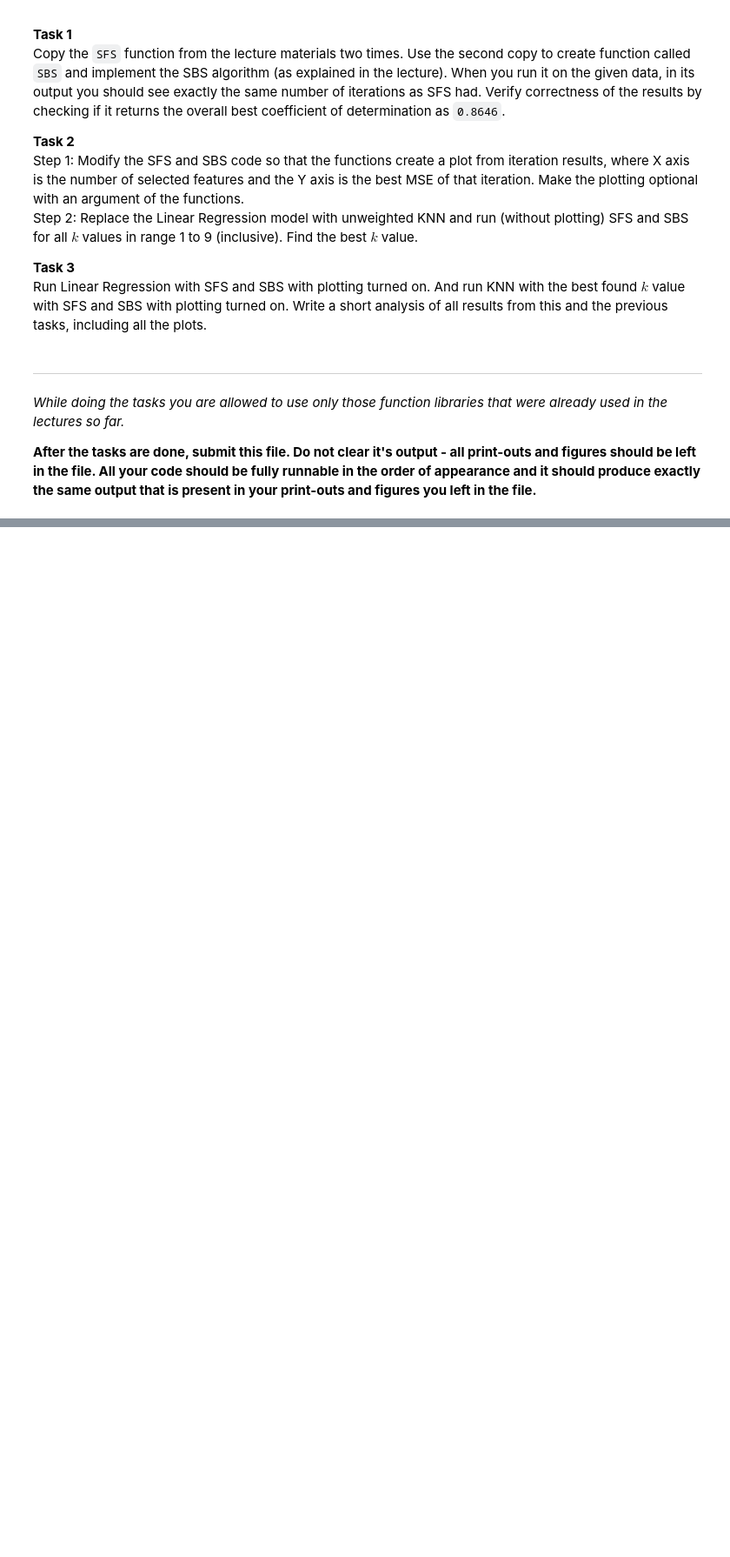
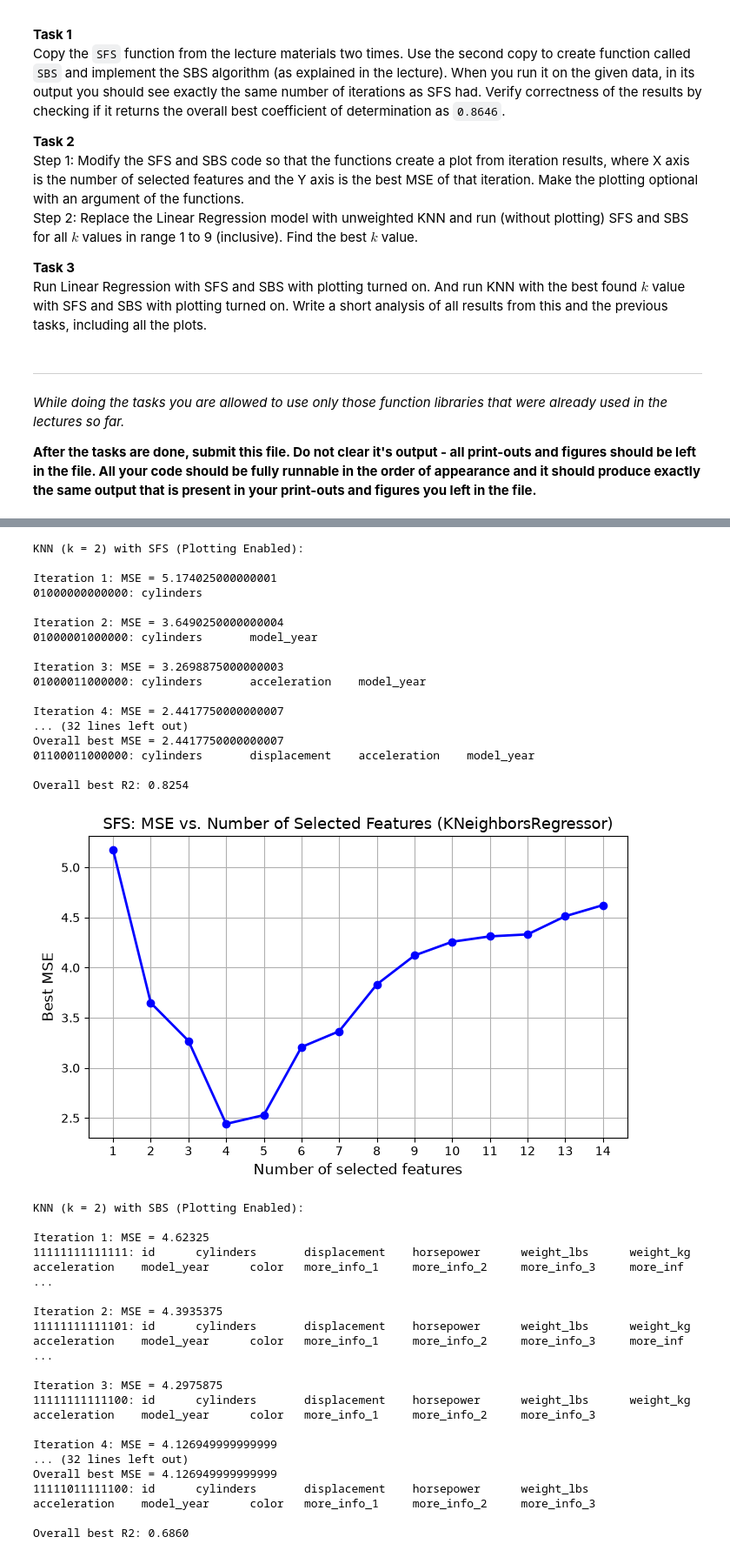
Before and after one commit to Sparkobbable/machine-learning-algorithms, a Jupyter notebook: 8_Assignment.ipynb, the cells around one changed output, grey strips where cells are left out. Shown at 87% size. Drawn from its saved outputs; the diff is of its cells as text; code cells hidden in the pictures; blank space fills up the shorter version.

```diff
--- a/8_Assignment.ipynb
+++ b/8_Assignment.ipynb
@@ -21,0 +421,44 @@ Run Linear Regression with SFS and SBS with plotting turned on. And run KNN with
+# %%
+best_knn = KNeighborsRegressor(n_neighbors=2)
+
+print(f"KNN (k = {best_k}) with SFS (Plotting Enabled):\n")
+SFS(X, y, best_knn, feature_names, plot=True)
+
+print(f"KNN (k = {best_k}) with SBS (Plotting Enabled):\n")
+SBS(X, y, best_knn, feature_names, plot=True)
+# %% [output]
+KNN (k = 2) with SFS (Plotting Enabled):
+
+Iteration 1: MSE = 5.174025000000001
+01000000000000: cylinders
+
+Iteration 2: MSE = 3.6490250000000004
+01000001000000: cylinders       model_year
+
+Iteration 3: MSE = 3.2698875000000003
+01000011000000: cylinders       acceleration    model_year
+
+Iteration 4: MSE = 2.4417750000000007
+... (32 lines left out)
+Overall best MSE = 2.4417750000000007
+01100011000000: cylinders       displacement    acceleration    model_year
+
+Overall best R2: 0.8254
+[figure, added]
+KNN (k = 2) with SBS (Plotting Enabled):
+
+Iteration 1: MSE = 4.62325
+11111111111111: id      cylinders       displacement    horsepower      weight_lbs      weight_kg       acceleration    model_year      color   more_info_1     more_info_2     more_info_3     more_inf ...
+
+Iteration 2: MSE = 4.3935375
+11111111111101: id      cylinders       displacement    horsepower      weight_lbs      weight_kg       acceleration    model_year      color   more_info_1     more_info_2     more_info_3     more_inf ...
+
+Iteration 3: MSE = 4.2975875
+11111111111100: id      cylinders       displacement    horsepower      weight_lbs      weight_kg       acceleration    model_year      color   more_info_1     more_info_2     more_info_3
+
+Iteration 4: MSE = 4.126949999999999
+... (32 lines left out)
+Overall best MSE = 4.126949999999999
+11111011111100: id      cylinders       displacement    horsepower      weight_lbs      acceleration    model_year      color   more_info_1     more_info_2     more_info_3
+
+Overall best R2: 0.6860
```
Also changed, not shown: parts of 19 cells of this notebook.
